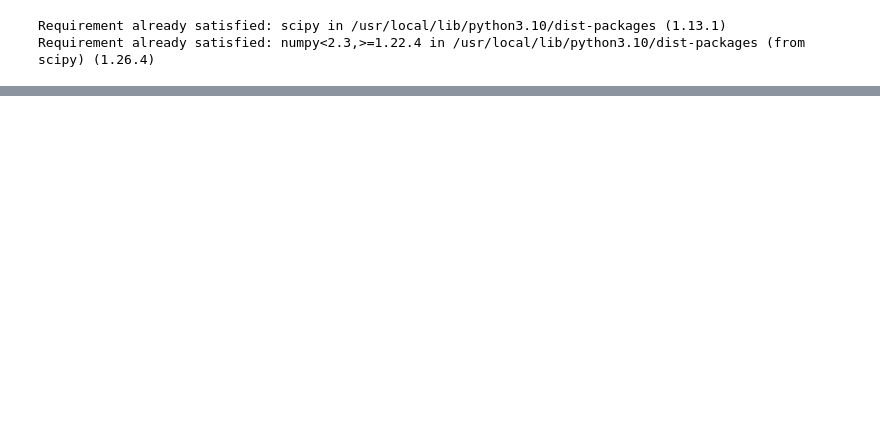
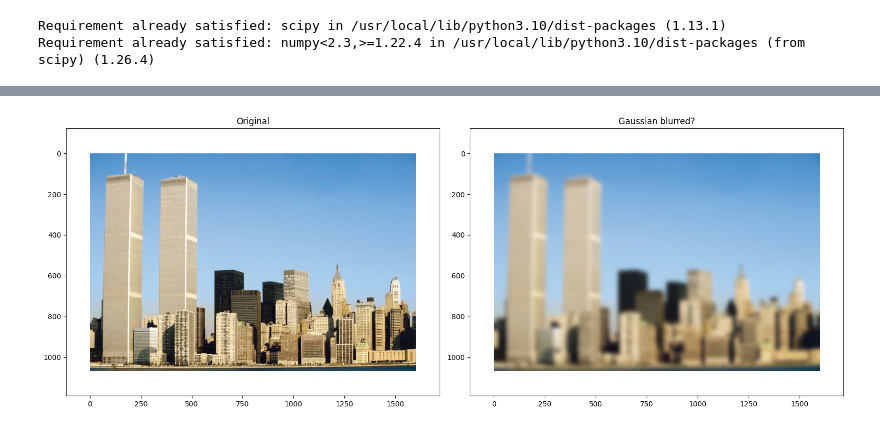
Before and after one commit to tarun-bandi/ml_notes, a Jupyter notebook: Convolution_exploration.ipynb, the cells around one changed output, grey strips where cells are left out. Saved outputs shown, nothing was run; the diff lists cells and outputs as text; code cells hidden in the pictures; blank space fills up the shorter version.

```diff
--- a/Convolution_exploration.ipynb
+++ b/Convolution_exploration.ipynb
@@ -99,0 +118,38 @@ box_blur('twintowers.webp',times=25)
+# %%
+def gaussian_blur(image_path, times=2):
+    img = np.array(Image.open(image_path))
+    sigma = 5  # Standard deviation of the Gaussian
+    size = 15  # Larger kernel size
+
+    # Create a more pronounced Gaussian kernel
+    x, y = np.meshgrid(np.linspace(-2, 2, size), np.linspace(-2, 2, size))
+    d = np.sqrt(x*x + y*y)
+    g = np.exp(-(d**2 / (2.0 * sigma**2)))
+    box_kernel = g / g.sum()  # Normalize
+    blurred = []
+    for i in range(3):
+      temp = img[:, :, i]
+      for _ in range(times):
+        temp = (convolve2d(temp, box_kernel, mode='same', boundary="symm"))
+      blurred.append(temp)
+
+    combined = np.stack(blurred, axis = 2)
+
+    combined = combined.astype(np.uint8)
+
+    plt.figure(figsize=(16, 6))
+
+    plt.subplot(1, 2, 1)  # 1 row, 2 columns, first position
+    plt.imshow(img)
+    plt.title('Original')
+    plt.axis('equal')  # Makes the plot aspect ratio match the image
+
+    plt.subplot(1, 2, 2)
+    plt.imshow(combined)
+    plt.axis('equal')  # Makes the plot aspect ratio match the image
+    plt.title('Gaussian blurred?')
+    plt.tight_layout()  # Adjust spacing between subplots
+    plt.show()
+gaussian_blur("twintowers.webp", 6)
+# %% [output]
+[figure, added]
```
Also changed, not shown: parts of 1 cell of this notebook.
